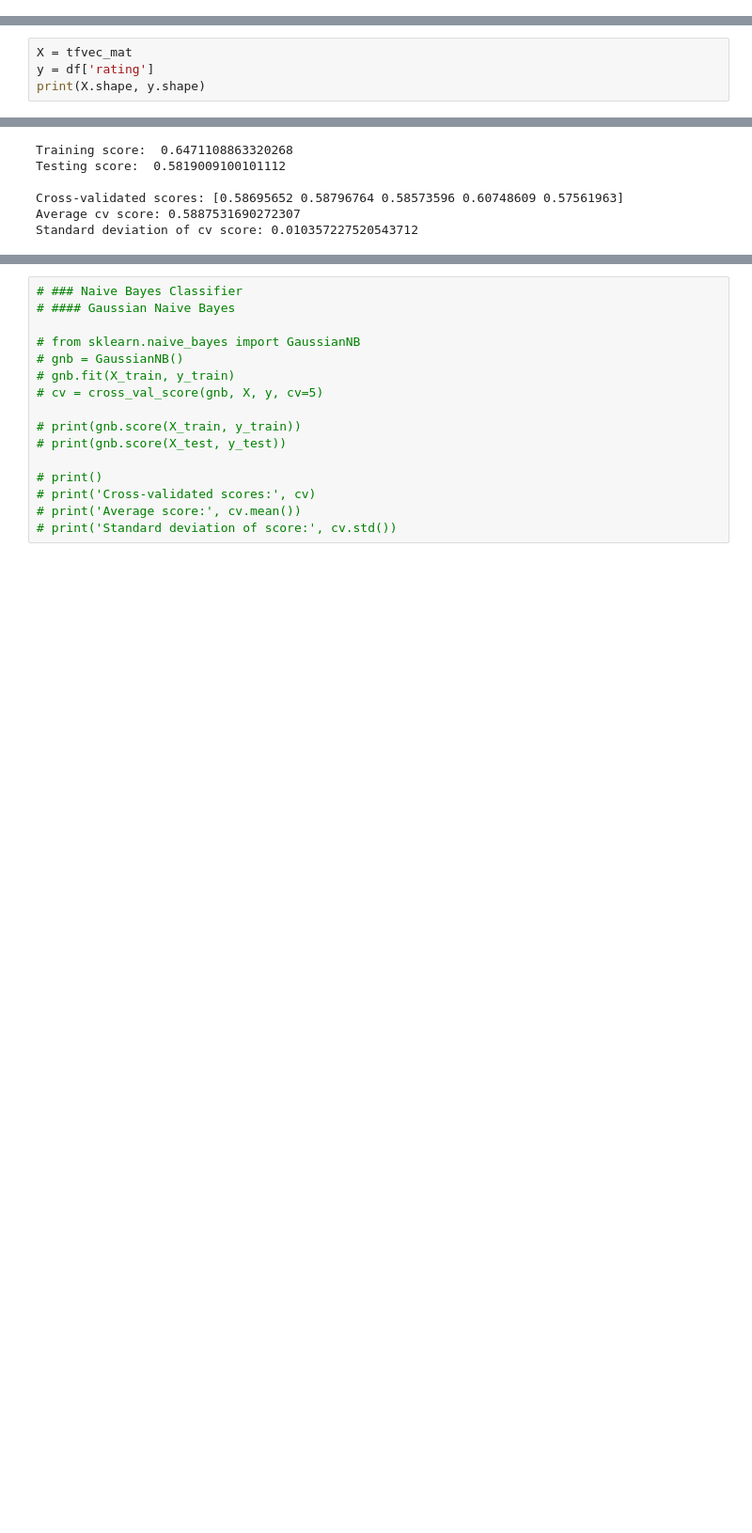
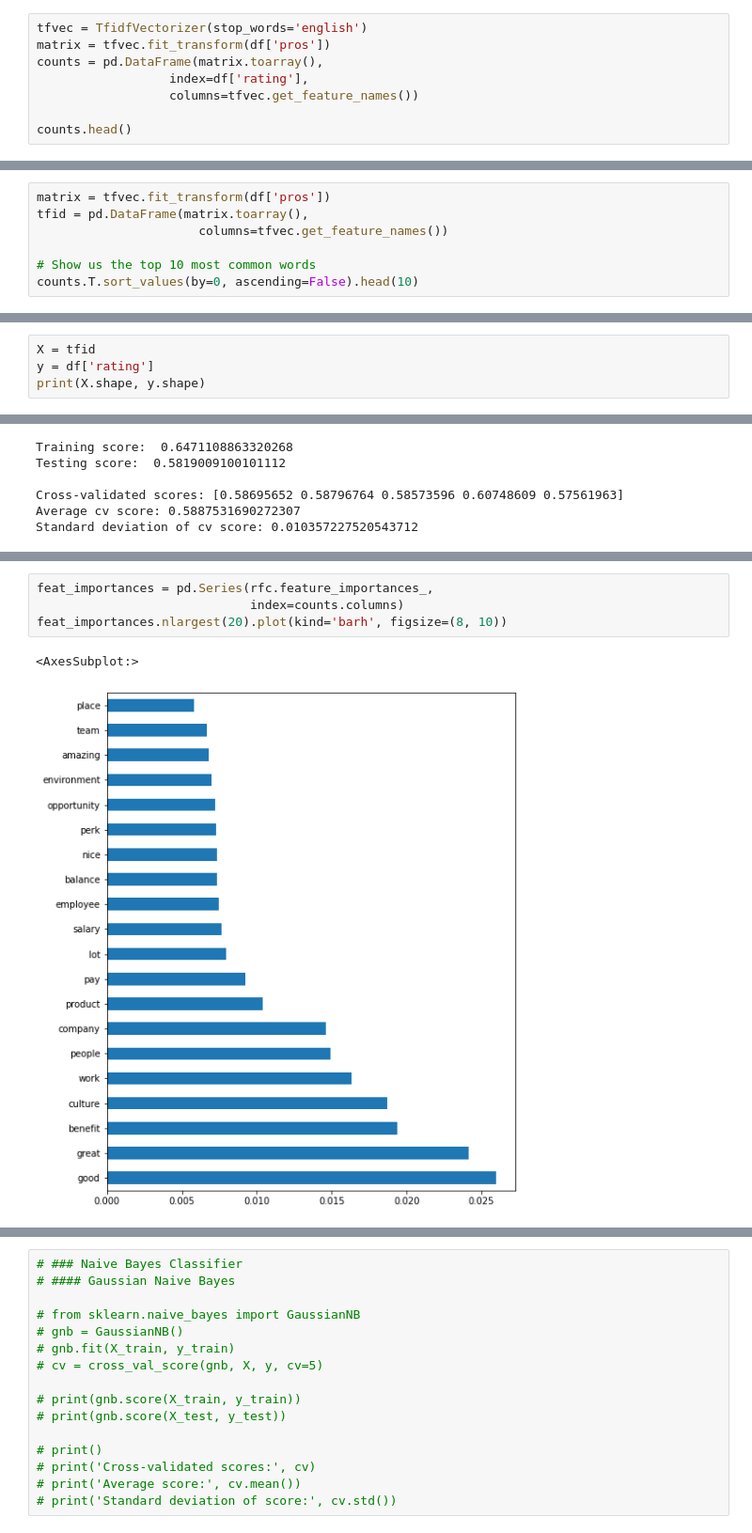
Before and after one commit to hitomi1104/sf_employee_review, a Jupyter notebook: global/Modeling.ipynb, the cells around one changed output, grey strips where cells are left out. Shown: that part at 94% size. Saved outputs shown, nothing was run; the diff lists cells and outputs as text; blank space fills up the shorter version.

```diff
--- a/global/Modeling.ipynb
+++ b/global/Modeling.ipynb
@@ -195,3 +170,11 @@ df.head()
 | 4 | 5.0 | given,freedom,flexibility,explore... | still,startup,mentality,keep,mind... |
 # %% [markdown]
 ### Pros
+# %%
+tfvec = TfidfVectorizer(stop_words='english')
+matrix = tfvec.fit_transform(df['pros'])
+counts = pd.DataFrame(matrix.toarray(),
+                  index=df['rating'],
+                  columns=tfvec.get_feature_names())
+
+counts.head()
@@ -197,0 +190,7 @@ df.head()
+# %%
+matrix = tfvec.fit_transform(df['pros'])
+tfid = pd.DataFrame(matrix.toarray(),
+                      columns=tfvec.get_feature_names())
+
+# Show us the top 10 most common words
+counts.T.sort_values(by=0, ascending=False).head(10)
@@ -274,7 +240,7 @@ pd.value_counts(df['rating']).plot.bar()
 <AxesSubplot:>
 [figure]
 # %%
-X = tfvec_mat
+X = tfid
 y = df['rating']
 print(X.shape, y.shape)
 # %% [output]
@@ -340,3 +311,10 @@ Standard deviation of cv score: 0.004672865310377553
+# %%
+feat_importances = pd.Series(rfc.feature_importances_,
+                             index=counts.columns)
+feat_importances.nlargest(20).plot(kind='barh', figsize=(8, 10))
+# %% [output]
+<AxesSubplot:>
+[figure, added]
 # %%
 # K Nearest Neighbors
 
```
Also changed, not shown: parts of 13 cells of this notebook.
